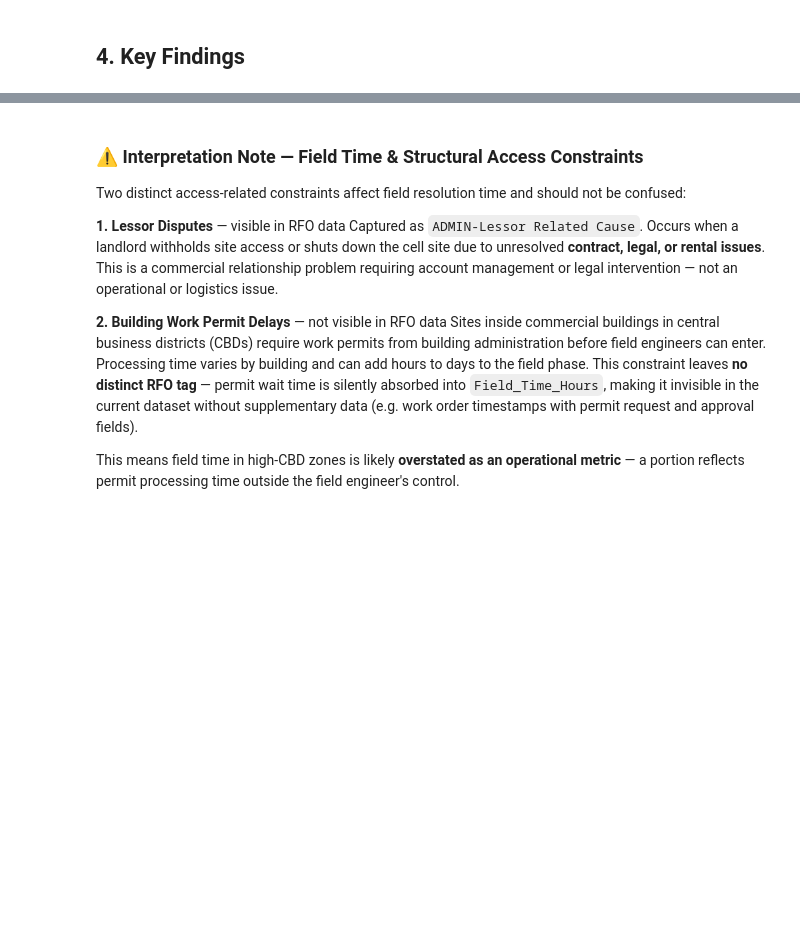
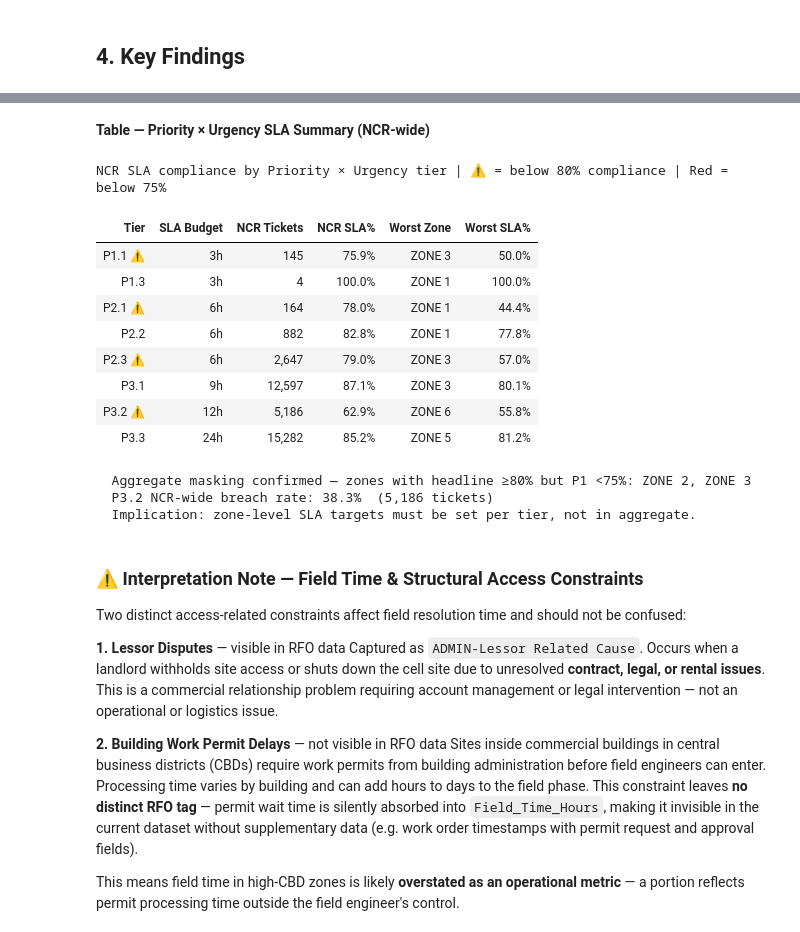
Before and after one commit to bbvillon/telecom-portfolio, a Jupyter notebook: notebooks/project1_ncr_baseline/05_business_summary_and_recommendations.ipynb, the cells around one changed output, grey strips where cells are left out. Cells and saved outputs as stored; diff of their text form; code cells hidden in the pictures; blank space fills up the shorter version.

Commit message:
feat: add Priority x Urgency analysis to notebooks 03,05 and update visualizations

```diff
--- a/notebooks/project1_ncr_baseline/05_business_summary_and_recommendations.ipynb
+++ b/notebooks/project1_ncr_baseline/05_business_summary_and_recommendations.ipynb
@@ -210,3 +324,70 @@ Table 2 — Zone Scorecard (best → worst composite rank) · NOC/ROC Time = rem
+# %%
+# ── Summary table: per-tier NCR performance ───────────────────────────────────
+summary_rows = []
+for tier in tier_order_present:
+    row = pu_ncr.loc[tier]
+    zone_slas = {z: sla_pivot.loc[tier, z] for z in zones_present
+                 if pd.notna(sla_pivot.loc[tier, z])}
+    worst_z   = min(zone_slas, key=lambda z: zone_slas[z]) if zone_slas else '—'
+    worst_val = zone_slas.get(worst_z, float('nan'))
+    flag = '⚠' if pd.notna(row['NCR_SLA']) and row['NCR_SLA'] < 0.80 else ''
+    summary_rows.append({
+        'Tier'        : tier + ' ' + flag,
+        'SLA Budget'  : f"{int(row['Budget'])}h",
+        'NCR Tickets' : int(row['NCR_Tickets']),
+        'NCR SLA%'    : row['NCR_SLA'],
+        'Worst Zone'  : worst_z,
+        'Worst SLA%'  : worst_val,
+    })
+
+pu_summary = pd.DataFrame(summary_rows)
+display(Markdown('**Table — Priority × Urgency SLA Summary (NCR-wide)**'))
+display(
+    pu_summary.style
+    .hide(axis='index')
+    .format({
+        'NCR Tickets': '{:,}',
+        'NCR SLA%'   : '{:.1%}',
+        'Worst SLA%' : '{:.1%}',
+    })
+    .map(lambda v: 'color: #dc2626; font-weight: bold'
+              if isinstance(v, float) and v < 0.75 else '',
+              subset=['NCR SLA%','Worst SLA%'])
+    .set_table_styles([
+        {'selector':'th','props':[('background-color','#2c3e50'),('color','white'),
+                                   ('font-size','11px'),('padding','7px 10px')]},
+        {'selector':'td','props':[('padding','6px 10px'),('font-size','11px')]},
+        {'selector':'tr:nth-child(even)','props':[('background-color','#f7f9fc')]},
+    ])
+    .set_caption(
+        'NCR SLA compliance by Priority × Urgency tier  |  '
+        '⚠ = below 80% compliance  |  Red = below 75%'
+    )
+)
+
+print()
+masked = [z for z in zones_present
+          if pd.notna(headline_sla.get(z)) and pd.notna(p1_by_zone.get(z))
+          and headline_sla[z] >= 0.80 and p1_by_zone[z] < 0.75]
+if masked:
+    print(f'  Aggregate masking confirmed — zones with headline ≥80% but P1 <75%: {", ".join(masked)}')
+print(f'  P3.2 NCR-wide breach rate: {breach_32.mean():.1%}  ({int(p32["Tickets"].sum()):,} tickets)')
+print(f'  Implication: zone-level SLA targets must be set per tier, not in aggregate.')
+# %% [output]
+**Table — Priority × Urgency SLA Summary (NCR-wide)**
+NCR SLA compliance by Priority × Urgency tier | ⚠ = below 80% compliance | Red = below 75%
+| Tier | SLA Budget | NCR Tickets | NCR SLA% | Worst Zone | Worst SLA% |
+| P1.1 ⚠ | 3h | 145 | 75.9% | ZONE 3 | 50.0% |
+| P1.3 | 3h | 4 | 100.0% | ZONE 1 | 100.0% |
+| P2.1 ⚠ | 6h | 164 | 78.0% | ZONE 1 | 44.4% |
+| P2.2 | 6h | 882 | 82.8% | ZONE 1 | 77.8% |
+| P2.3 ⚠ | 6h | 2,647 | 79.0% | ZONE 3 | 57.0% |
+| P3.1 | 9h | 12,597 | 87.1% | ZONE 3 | 80.1% |
+| P3.2 ⚠ | 12h | 5,186 | 62.9% | ZONE 6 | 55.8% |
+| P3.3 | 24h | 15,282 | 85.2% | ZONE 5 | 81.2% |
+  Aggregate masking confirmed — zones with headline ≥80% but P1 <75%: ZONE 2, ZONE 3
+  P3.2 NCR-wide breach rate: 38.3%  (5,186 tickets)
+  Implication: zone-level SLA targets must be set per tier, not in aggregate.
 # %% [markdown]
 ### ⚠️ Interpretation Note — Field Time & Structural Access Constraints
 
```
Also changed, not shown: parts of 3 cells of this notebook, 3 other files.
